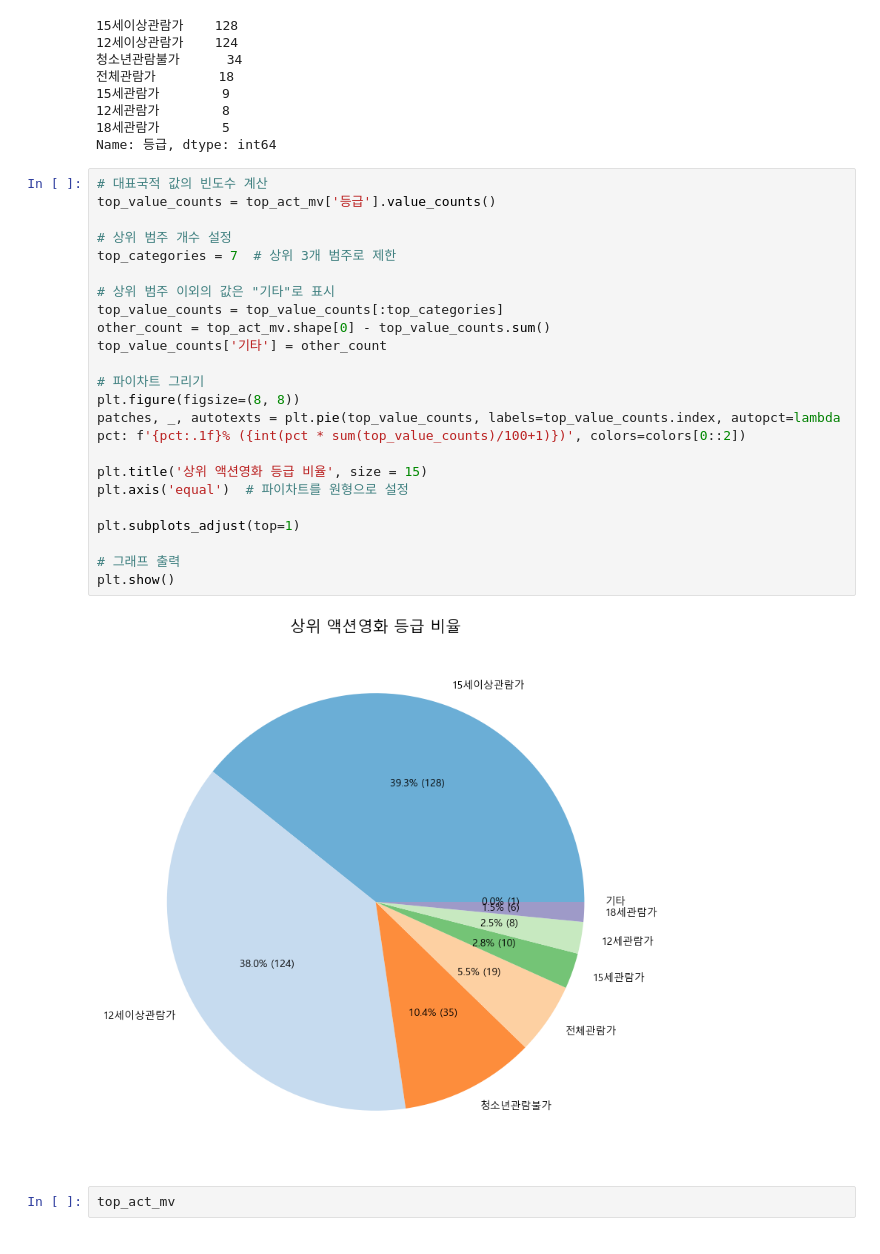
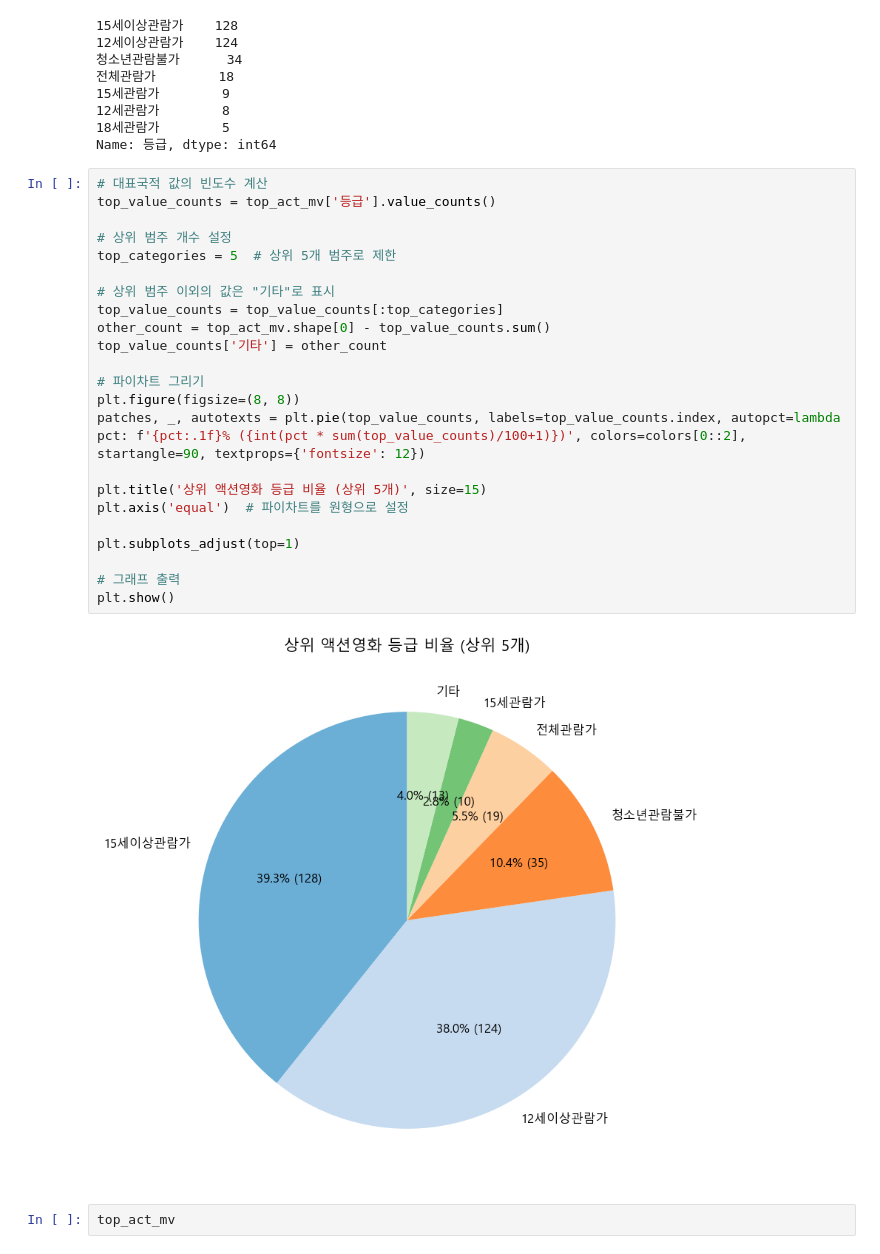
Before and after one commit to wonyounging/1_Project, a Jupyter notebook: 분석_액션영화 장르.ipynb, the cells around one changed output. Drawn from its saved outputs; the diff is of its cells as text.

```diff
--- a/분석_액션영화 장르.ipynb
+++ b/분석_액션영화 장르.ipynb
@@ -278,28 +278,28 @@ Name: 등급, dtype: int64
 # %%
 # 대표국적 값의 빈도수 계산
 top_value_counts = top_act_mv['등급'].value_counts()
 
 # 상위 범주 개수 설정
-top_categories = 7  # 상위 3개 범주로 제한
+top_categories = 5  # 상위 5개 범주로 제한
 
 # 상위 범주 이외의 값은 "기타"로 표시
 top_value_counts = top_value_counts[:top_categories]
 other_count = top_act_mv.shape[0] - top_value_counts.sum()
 top_value_counts['기타'] = other_count
 
 # 파이차트 그리기
 plt.figure(figsize=(8, 8))
-patches, _, autotexts = plt.pie(top_value_counts, labels=top_value_counts.index, autopct=lambda pct: f'{pct:.1f}% ({int(pct * sum(top_value_counts)/100+1)})', colors=colors[0::2])
+patches, _, autotexts = plt.pie(top_value_counts, labels=top_value_counts.index, autopct=lambda pct: f'{pct:.1f}% ({int(pct * sum(top_value_counts)/100+1)})', colors=colors[0::2], startangle=90, textprops={'fontsize': 12})
 
-plt.title('상위 액션영화 등급 비율', size = 15)
+plt.title('상위 액션영화 등급 비율 (상위 5개)', size=15)
 plt.axis('equal')  # 파이차트를 원형으로 설정
 
 plt.subplots_adjust(top=1)
 
 # 그래프 출력
 plt.show()
 # %% [output]
-[figure, old version]
+[figure, new version]
 # %%
 top_act_mv
 # %% [output]
```
Also changed, not shown: parts of 4 cells of this notebook.
